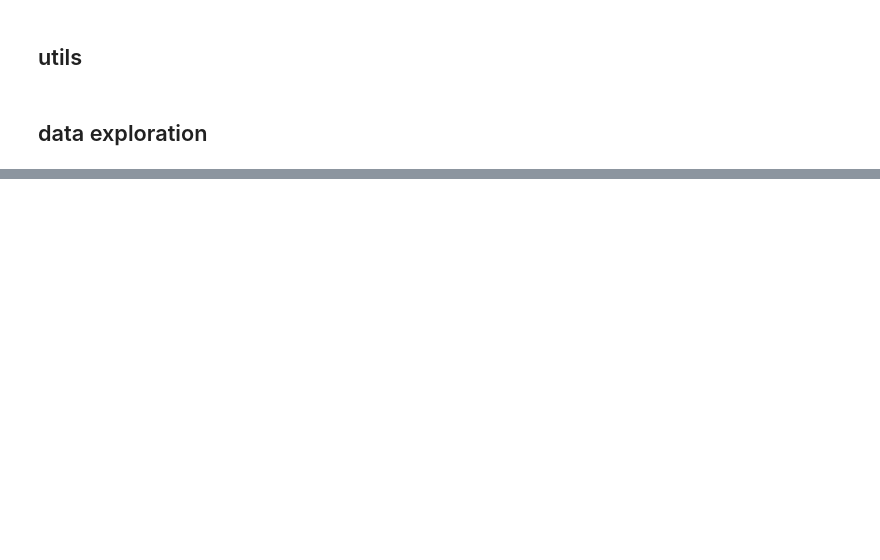
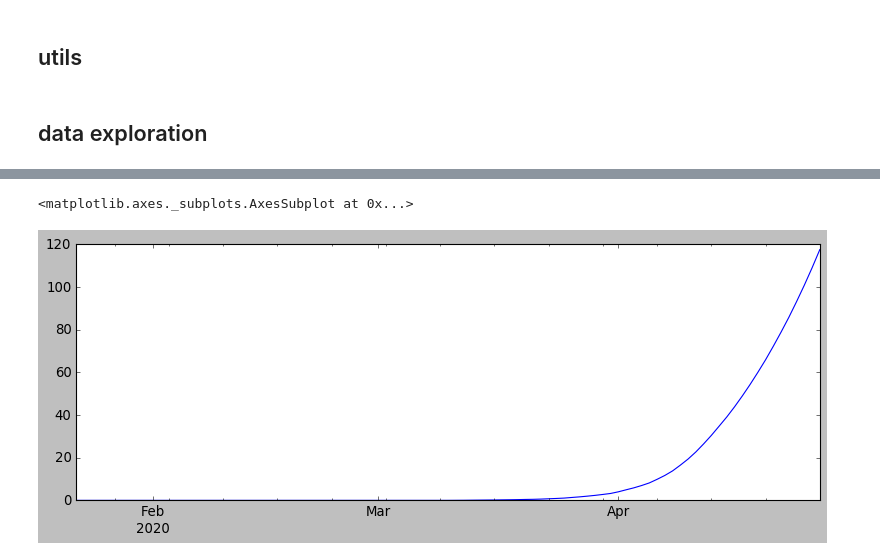
Before and after one commit to tharun-reddy/deep-learning-notebooks, a Jupyter notebook: covid-19 forecasting.ipynb, the cells around one changed output, grey strips where cells are left out. Saved outputs shown, nothing was run; the diff lists cells and outputs as text; code cells hidden in the pictures; blank space fills up the shorter version.

```diff
--- a/covid-19 forecasting.ipynb
+++ b/covid-19 forecasting.ipynb
@@ -49,0 +76,8 @@ plt.show()
+# %%
+series_india = get_by_country('India')
+series_india.expanding().mean().plot(figsize=(12, 4))
+
+# expanding - average over the dates (finally converges to the average overall)
+# %% [output]
+<matplotlib.axes._subplots.AxesSubplot at 0x...>
+[figure, added]
```
Also changed, not shown: parts of 9 cells of this notebook.
